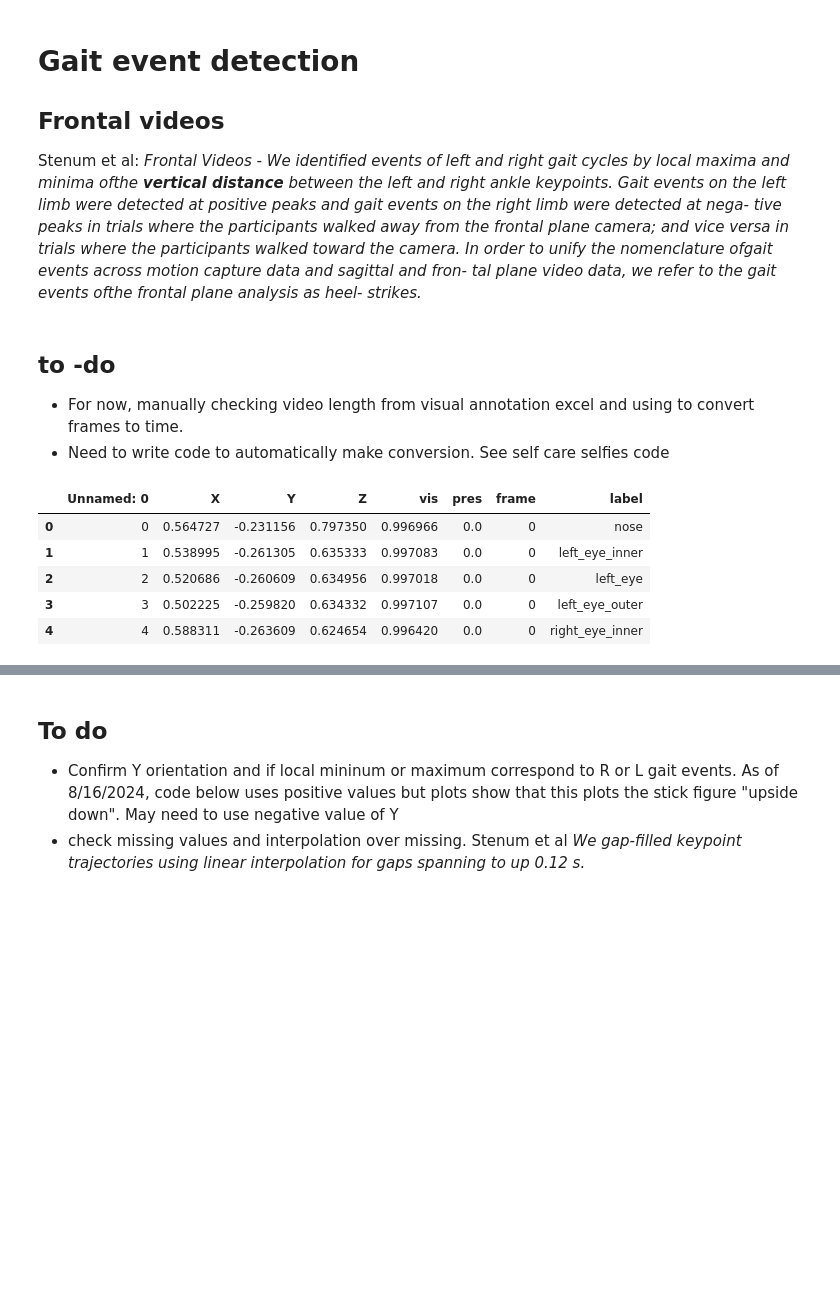
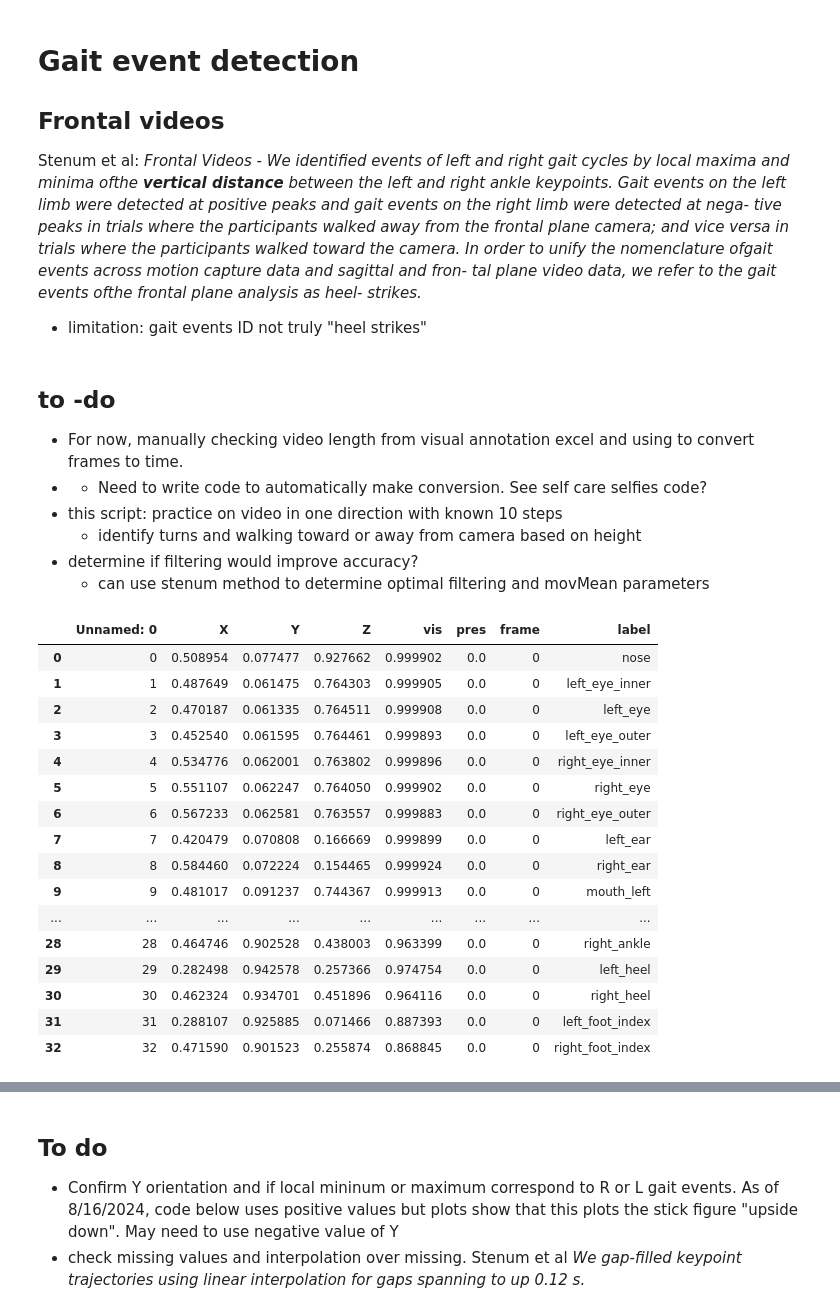
Before and after one commit to UCSF-MSLAB/HomeVideoAnalysis, a Jupyter notebook: megan_sandbox/gait_events/gait_events_vertical.ipynb, the cells around one changed output, grey strips where cells are left out. Cells and saved outputs as stored; diff of their text form; code cells hidden in the pictures; blank space fills up the shorter version.

```diff
--- a/megan_sandbox/gait_events/gait_events_vertical.ipynb
+++ b/megan_sandbox/gait_events/gait_events_vertical.ipynb
@@ -19,27 +19,44 @@ and vice versa in trials where the participants walked toward the camera. In ord
 unify the nomenclature ofgait events across motion capture data and sagittal and fron-
 tal plane video data, we refer to the gait events ofthe frontal plane analysis as heel-
 strikes.*
+
+- limitation: gait events ID not truly "heel strikes"
 # %% [markdown]
 ## to -do
 - For now, manually checking video length from visual annotation excel and using to convert frames to time.
-- Need to write code to automatically make conversion. See self care selfies code
+- - Need to write code to automatically make conversion. See self care selfies code?
+- this script: practice on video in one direction with known 10 steps
+  - identify turns and walking toward or away from camera based on height
+- determine if filtering would improve accuracy?
+    - can use stenum method to determine optimal filtering and movMean parameters
 # %%
 # mediapipe data frame, vertical = frontal
-input_csv = r'C:\Users\mmccu\Box\MM_Personal\5_Projects\BoveLab\3_Data_and_Code\hva_code\HomeVideoAnalysis\temp\main_branch_outputs\000_run\DS_HC_gait_vertical_left_mediapipe.csv'
+input_csv = r'C:\Users\mmccu\Box\MM_Personal\5_Projects\BoveLab\3_Data_and_Code\hva_code\HomeVideoAnalysis\temp\main_branch_outputs\000_run\MM_HC_10steps_away_1_mediapipe.csv'
 
 # video length in seconds- by visual annotation for now
-video_length_sec = 32
+video_length_sec = 8
 
 df_mp = pd.read_csv(input_csv, index_col = False)
 
-df_mp.head()
+df_mp.iloc[0:33, :]
 # %% [output]
 |  | Unnamed: 0 | X | Y | Z | vis | pres | frame | label |
-| 0 | 0 | 0.564727 | -0.231156 | 0.797350 | 0.996966 | 0.0 | 0 | nose |
-| 1 | 1 | 0.538995 | -0.261305 | 0.635333 | 0.997083 | 0.0 | 0 | left_eye_inner |
-| 2 | 2 | 0.520686 | -0.260609 | 0.634956 | 0.997018 | 0.0 | 0 | left_eye |
-| 3 | 3 | 0.502225 | -0.259820 | 0.634332 | 0.997107 | 0.0 | 0 | left_eye_outer |
-| 4 | 4 | 0.588311 | -0.263609 | 0.624654 | 0.996420 | 0.0 | 0 | right_eye_inner |
+| 0 | 0 | 0.508954 | 0.077477 | 0.927662 | 0.999902 | 0.0 | 0 | nose |
+| 1 | 1 | 0.487649 | 0.061475 | 0.764303 | 0.999905 | 0.0 | 0 | left_eye_inner |
+| 2 | 2 | 0.470187 | 0.061335 | 0.764511 | 0.999908 | 0.0 | 0 | left_eye |
+| 3 | 3 | 0.452540 | 0.061595 | 0.764461 | 0.999893 | 0.0 | 0 | left_eye_outer |
+| 4 | 4 | 0.534776 | 0.062001 | 0.763802 | 0.999896 | 0.0 | 0 | right_eye_inner |
+| 5 | 5 | 0.551107 | 0.062247 | 0.764050 | 0.999902 | 0.0 | 0 | right_eye |
+| 6 | 6 | 0.567233 | 0.062581 | 0.763557 | 0.999883 | 0.0 | 0 | right_eye_outer |
+| 7 | 7 | 0.420479 | 0.070808 | 0.166669 | 0.999899 | 0.0 | 0 | left_ear |
+| 8 | 8 | 0.584460 | 0.072224 | 0.154465 | 0.999924 | 0.0 | 0 | right_ear |
+| 9 | 9 | 0.481017 | 0.091237 | 0.744367 | 0.999913 | 0.0 | 0 | mouth_left |
+| ... | ... | ... | ... | ... | ... | ... | ... | ... |
+| 28 | 28 | 0.464746 | 0.902528 | 0.438003 | 0.963399 | 0.0 | 0 | right_ankle |
+| 29 | 29 | 0.282498 | 0.942578 | 0.257366 | 0.974754 | 0.0 | 0 | left_heel |
+| 30 | 30 | 0.462324 | 0.934701 | 0.451896 | 0.964116 | 0.0 | 0 | right_heel |
+| 31 | 31 | 0.288107 | 0.925885 | 0.071466 | 0.887393 | 0.0 | 0 | left_foot_index |
+| 32 | 32 | 0.471590 | 0.901523 | 0.255874 | 0.868845 | 0.0 | 0 | right_foot_index |
 # %%
 #rename columns
 list(df_mp.columns)
```
Also changed, not shown: parts of 41 cells of this notebook, 1 other file.
